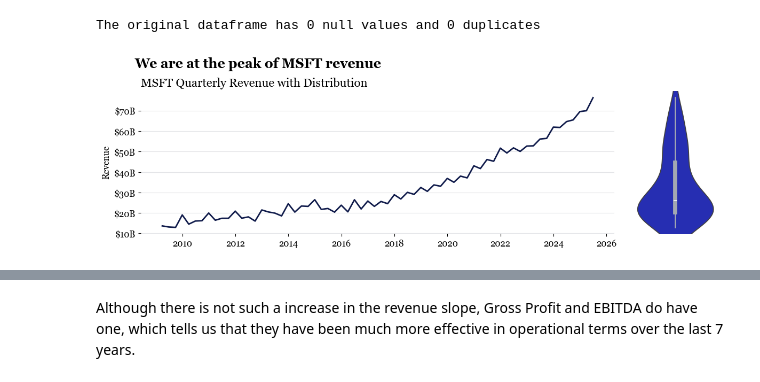
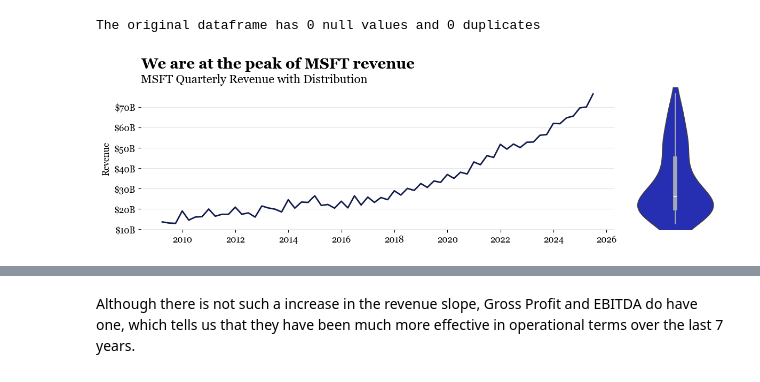
Before and after one commit to juanramosdataexpert/MSFT-EBITDA-Regression-Studio, a Jupyter notebook: Notebooks/EDA.ipynb, the cells around one changed output, grey strips where cells are left out. Cells and saved outputs as stored; diff of their text form; code cells hidden in the pictures.

```diff
--- a/Notebooks/EDA.ipynb
+++ b/Notebooks/EDA.ipynb
@@ -50,39 +44,39 @@ The original dataframe has 0 null values and 0 duplicates
 fig = plt.figure(figsize=(12, 4))
 gs = gridspec.GridSpec(1, 2, width_ratios=[5, 1])
 plt.suptitle('We are at the peak of MSFT revenue',
-             x=0.067, y=0.94,
-             ha='left', size=18,
+             x=0.077, y=0.92,
+             ha='left', size=20,
              weight='bold')
 ax0 = fig.add_subplot(gs[0])  # Left subplot (line plot)
 ax1 = fig.add_subplot(gs[1])  # Right subplot (violin plot)
 
 # --- Line Plot (ax0) ---
 ax0.plot(df['Date'], df['Revenue'], color=juan_colors[0], linewidth=2)
 ax0.set_title('MSFT Quarterly Revenue with Distribution', size=16, loc='left')
 ax0.set_xlabel('')
 ax0.set_ylabel('Revenue')
 ax0.grid(True, color=juan_colors[2], axis='y', alpha=0.3)
 ax0.spines[['top', 'left', 'bottom', 'right']].set_visible(False)
 formatter_y = mtick.FuncFormatter(lambda y, p: f'${y/1e9:,.0f}B')
 ax0.yaxis.set_major_formatter(formatter_y)
 
 # --- Violin Plot (ax1) ---
 sns.violinplot(y=df['Revenue'], ax=ax1,
                color=juan_colors[4],
                inner='box')
 for artist in ax1.get_children():
     if isinstance(artist, plt.Line2D) and artist.get_linestyle() == '-':
         artist.set_color(juan_colors[2])
 
 # Align the y-axis limits of both plots to ensure the grid aligns perfectly
 ax1.set_ylim(ax0.get_ylim())
 
 ax1.set_ylabel('')
 ax1.set_xticks([])
 ax1.set_yticks([])
 ax1.spines[['top', 'left', 'bottom', 'right']].set_visible(False)
 
 plt.tight_layout()
 plt.show()
 # %% [output]
-[figure, old version]
+[figure, new version]
```
Also changed, not shown: parts of 15 cells of this notebook.
